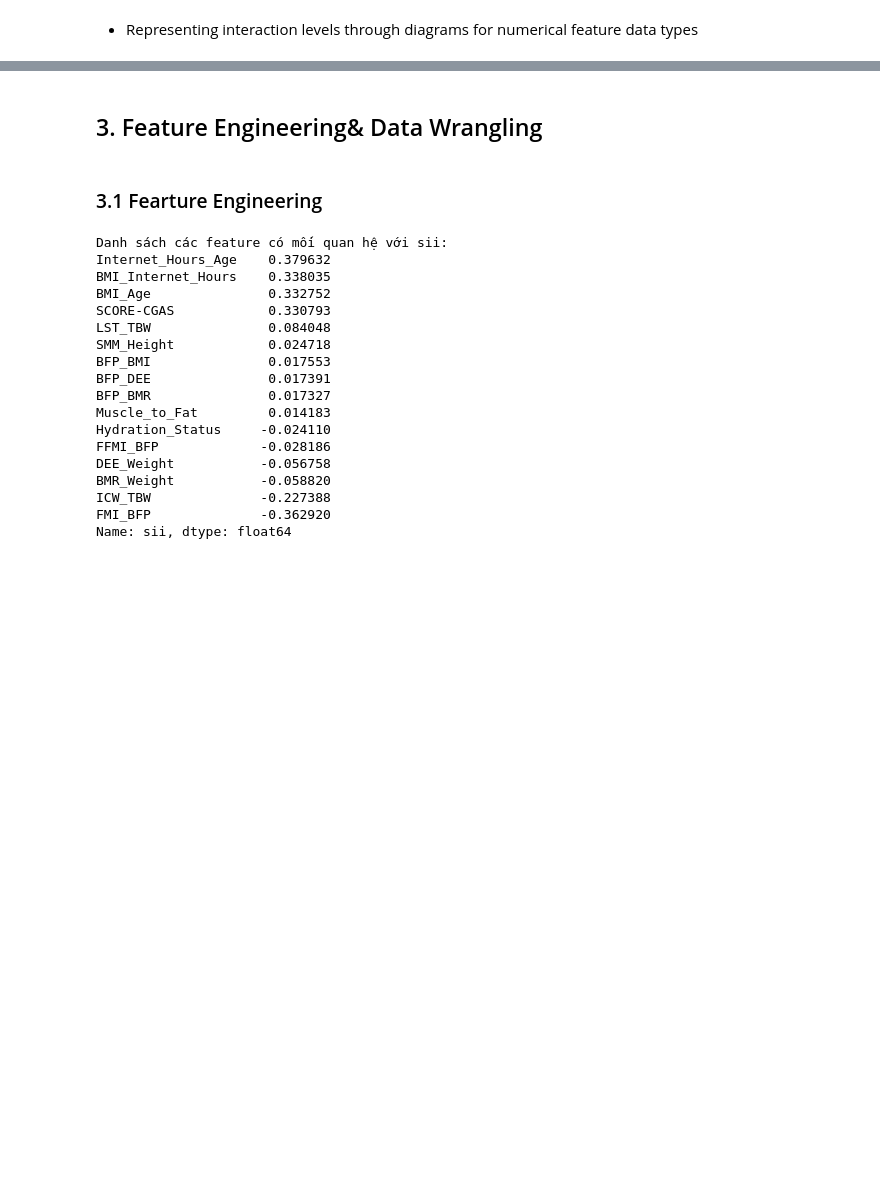
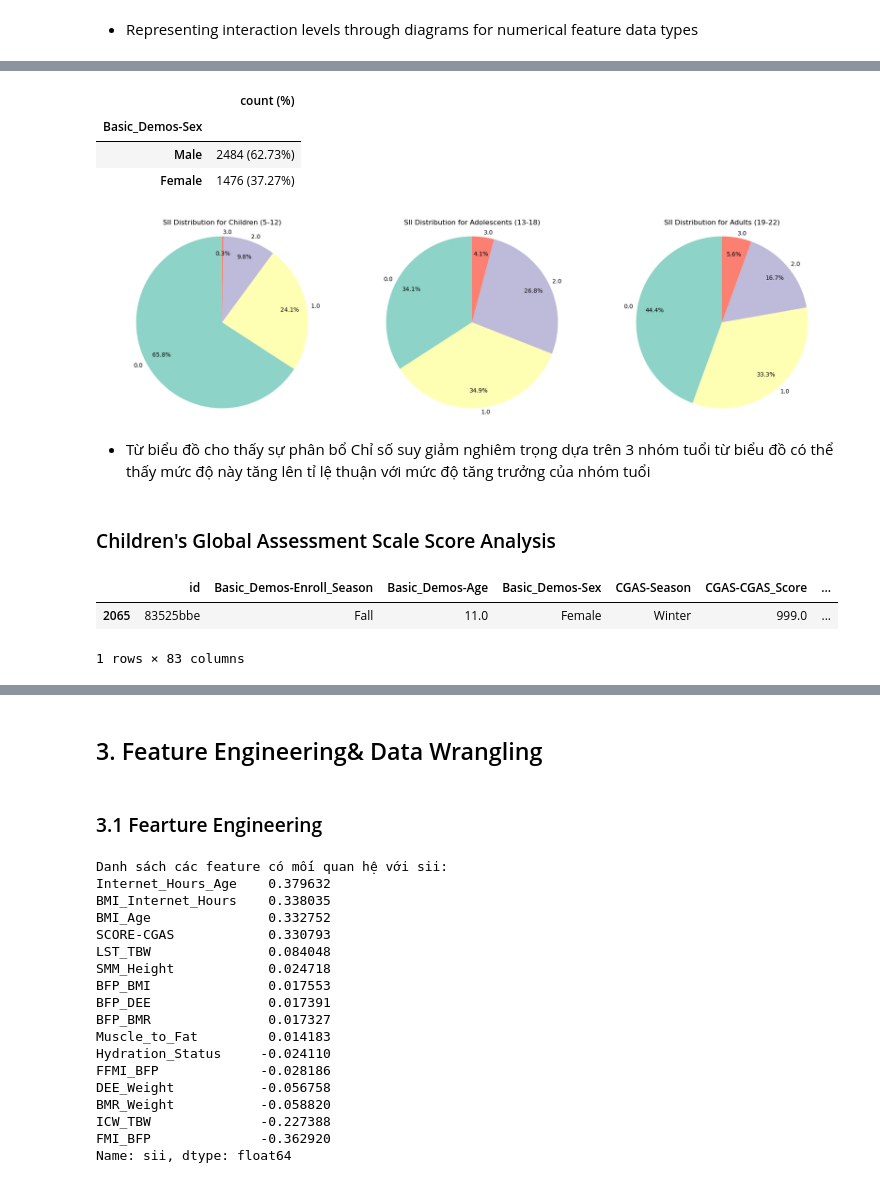
Before and after one commit to minhnhatdeii/top1uet_piu, a Jupyter notebook: MLGroup11_Child Mind Institute-PIU.ipynb, the cells around one changed output, grey strips where cells are left out. Saved outputs shown, nothing was run; the diff lists cells and outputs as text; code cells hidden in the pictures; blank space fills up the shorter version.

```diff
--- a/MLGroup11_Child Mind Institute-PIU.ipynb
+++ b/MLGroup11_Child Mind Institute-PIU.ipynb
@@ -261,0 +290,7 @@ plt.show()
+# %%
+train_df['Age Group'] = pd.cut(
+    train_df['Basic_Demos-Age'],
+    bins=[4, 12, 18, 22],
+    labels=['Children (5-12)', 'Adolescents (13-18)', 'Adults (19-22)']
+)
+calculate_stats(train_df, 'Age Group')
@@ -261,0 +303,31 @@ plt.show()
+# %%
+sex_map = {0: 'Male', 1: 'Female'}
+train_df['Basic_Demos-Sex'] = train_df['Basic_Demos-Sex'].map(sex_map)
+calculate_stats(train_df, 'Basic_Demos-Sex')
+# %% [output]
+|  | count (%) |
+| Basic_Demos-Sex |  |
+| Male | 2484 (62.73%) |
+| Female | 1476 (37.27%) |
+# %%
+stats = train_df.groupby(['Age Group', 'sii'], observed=False).size().unstack(fill_value=0)
+fig, axes = plt.subplots(1, len(stats), figsize=(18, 5))
+
+for i, age_group in enumerate(stats.index):
+    group_counts = stats.loc[age_group] / stats.loc[age_group].sum()
+    axes[i].pie(
+        group_counts, labels=group_counts.index, autopct='%1.1f%%',
+        startangle=90, colors=sns.color_palette("Set3"),
+        labeldistance=1.05, pctdistance=0.80
+    )
+    axes[i].set_title(f'SII Distribution for {age_group}')
+    axes[i].axis('equal')
+
+plt.tight_layout()
+plt.show()
+# %% [output]
+[figure, added]
+# %% [markdown]
+- Từ biểu đồ cho thấy sự phân bổ Chỉ số suy giảm nghiêm trọng dựa trên 3 nhóm tuổi từ biểu đồ có thể thấy mức độ này tăng lên tỉ lệ thuận với mức độ tăng trưởng của nhóm tuổi
+# %% [markdown]
+### Children's Global Assessment Scale Score Analysis
@@ -261,0 +340,6 @@ plt.show()
+# %%
+train_df[train_df['CGAS-CGAS_Score'] > 100]
+# %% [output]
+|  | id | Basic_Demos-Enroll_Season | Basic_Demos-Age | Basic_Demos-Sex | CGAS-Season | CGAS-CGAS_Score | ... |
+| 2065 | 83525bbe | Fall | 11.0 | Female | Winter | 999.0 | ... |
+1 rows × 83 columns
```
Also changed, not shown: parts of 28 cells of this notebook, 51 other files.
